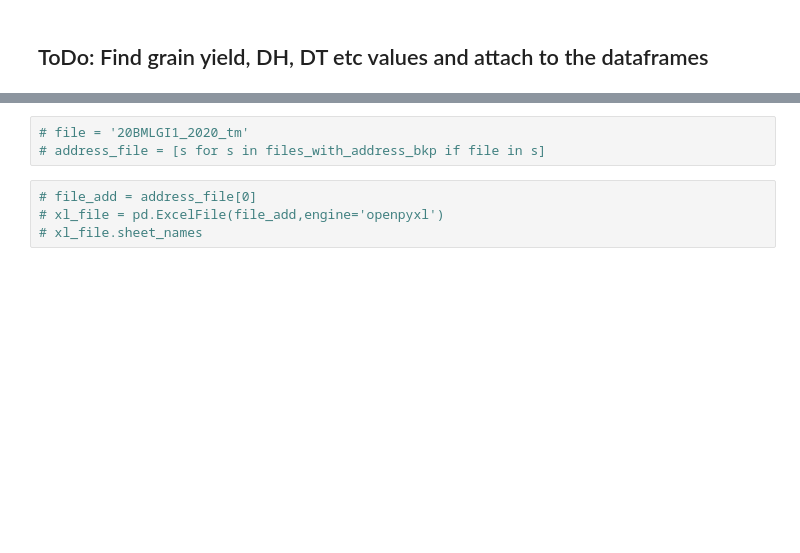
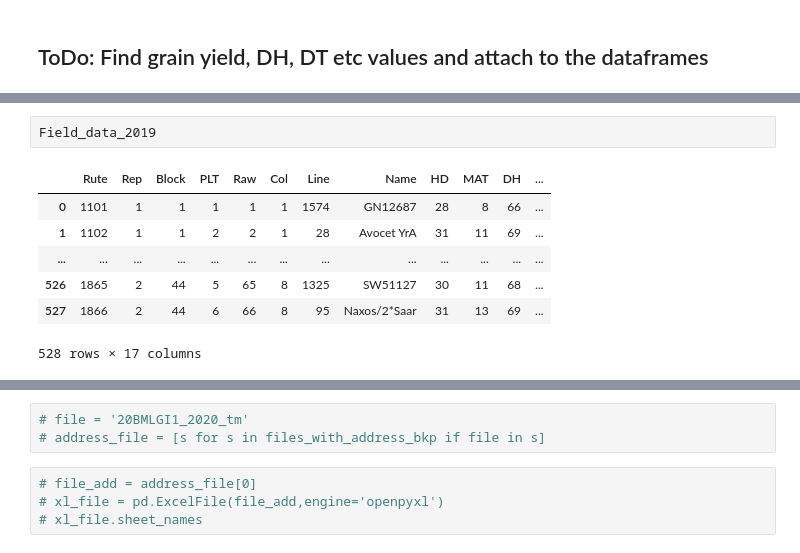
Before and after one commit to fahadijaz/spring_wheat_yield_prediction, a Jupyter notebook: preprocessing.ipynb, the cells around one changed output, grey strips where cells are left out. Saved outputs shown, nothing was run; the diff lists cells and outputs as text; blank space fills up the shorter version.

```diff
--- a/preprocessing.ipynb
+++ b/preprocessing.ipynb
@@ -747,0 +723,10 @@ sorted_dated[1].strftime('%d%m%y')
+# %%
+Field_data_2019
+# %% [output]
+|  | Rute | Rep | Block | PLT | Raw | Col | Line | Name | HD | MAT | DH | ... |
+| 0 | 1101 | 1 | 1 | 1 | 1 | 1 | 1574 | GN12687 | 28 | 8 | 66 | ... |
+| 1 | 1102 | 1 | 1 | 2 | 2 | 1 | 28 | Avocet YrA | 31 | 11 | 69 | ... |
+| ... | ... | ... | ... | ... | ... | ... | ... | ... | ... | ... | ... | ... |
+| 526 | 1865 | 2 | 44 | 5 | 65 | 8 | 1325 | SW51127 | 30 | 11 | 68 | ... |
+| 527 | 1866 | 2 | 44 | 6 | 66 | 8 | 95 | Naxos/2*Saar | 31 | 13 | 69 | ... |
+528 rows × 17 columns
```
Also changed, not shown: parts of 77 cells of this notebook, 1 other file.
